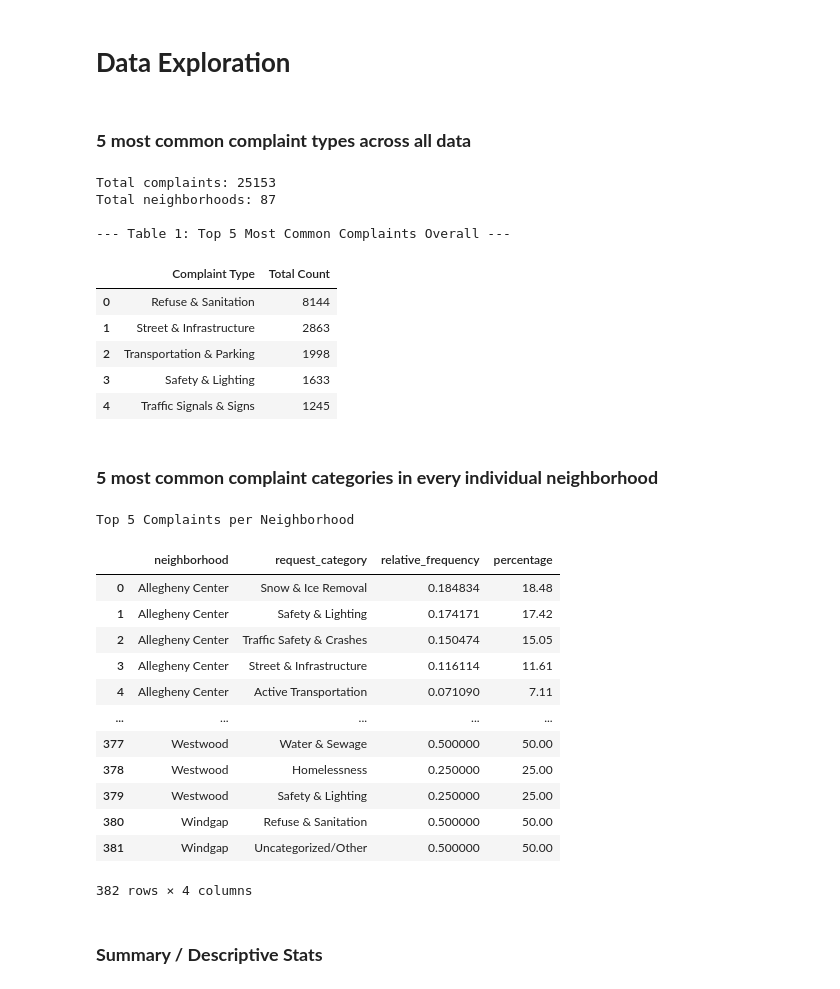
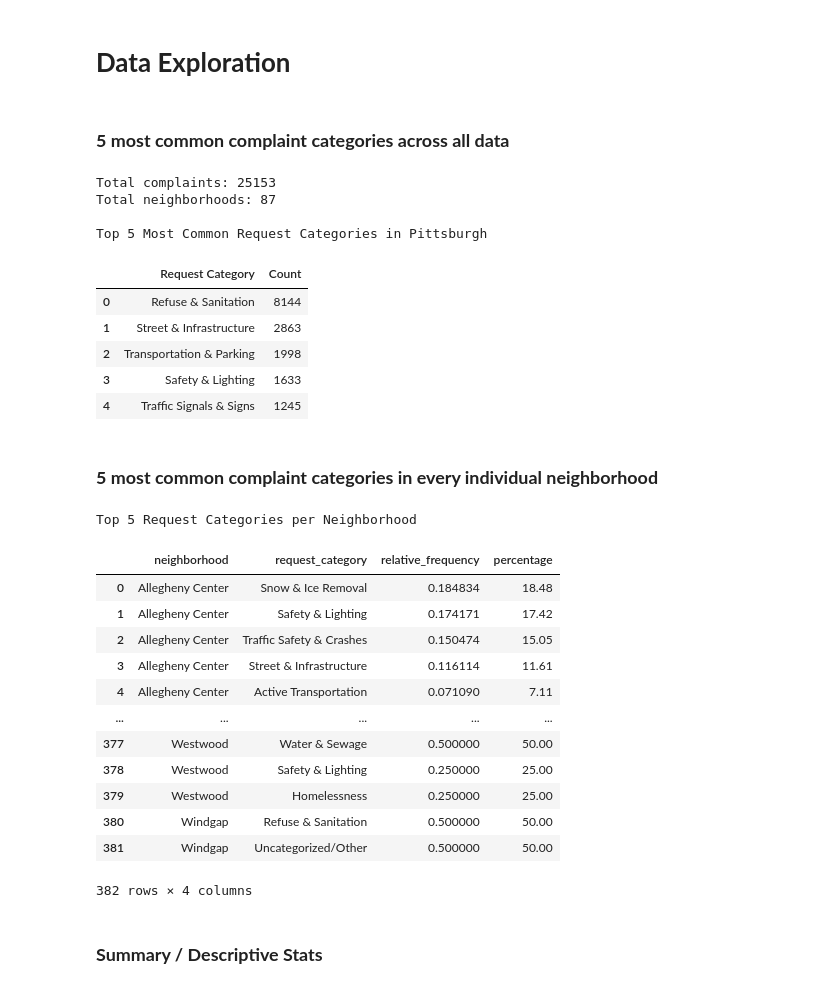
Before and after one commit to npisar/SI313-homework, a Jupyter notebook: final project/pisarczyk_final-project_si-313.ipynb, the cells around one changed output. Saved outputs shown, nothing was run; the diff lists cells and outputs as text; code cells hidden in the pictures.

```diff
--- a/final project/pisarczyk_final-project_si-313.ipynb
+++ b/final project/pisarczyk_final-project_si-313.ipynb
@@ -504,27 +504,27 @@ Name: count, dtype: int64
 # %% [markdown]
 # **Data Exploration**
 # %% [markdown]
-### **5 most common complaint types across all data**
+### **5 most common complaint categories across all data**
 # %%
 df_explore = df_remapped.copy()
 
 # define the top 5
 top5_overall = df_explore['request_category'].value_counts().head(5).reset_index()
-top5_overall.columns = ['Complaint Type', 'Total Count']
+top5_overall.columns = ['Request Category', 'Count']
 
 total_complaints = df_explore.shape[0]
 total_neighborhoods = df_explore['neighborhood'].nunique()
 print(f"Total complaints: {total_complaints}")
 print(f"Total neighborhoods: {total_neighborhoods}")
 
-print(f"\n--- Table 1: Top 5 Most Common Complaints Overall ---")
+print(f"\nTop 5 Most Common Request Categories in Pittsburgh")
 top5_overall
 # %% [output]
 Total complaints: 25153
 Total neighborhoods: 87
 
---- Table 1: Top 5 Most Common Complaints Overall ---
+Top 5 Most Common Request Categories in Pittsburgh
-|  | Complaint Type | Total Count |
+|  | Request Category | Count |
 | 0 | Refuse & Sanitation | 8144 |
 | 1 | Street & Infrastructure | 2863 |
 | 2 | Transportation & Parking | 1998 |
@@ -549,10 +549,10 @@ top5_neighborhood = (
     .reset_index(drop=True)
 )
 
-print(f"Top 5 Complaints per Neighborhood")
+print(f"Top 5 Request Categories per Neighborhood")
 top5_neighborhood
 # %% [output]
-Top 5 Complaints per Neighborhood
+Top 5 Request Categories per Neighborhood
 |  | neighborhood | request_category | relative_frequency | percentage |
 | 0 | Allegheny Center | Snow & Ice Removal | 0.184834 | 18.48 |
 | 1 | Allegheny Center | Safety & Lighting | 0.174171 | 17.42 |
@@ -561,8 +561,8 @@ Top 5 Complaints per Neighborhood
 | 4 | Allegheny Center | Active Transportation | 0.071090 | 7.11 |
 | ... | ... | ... | ... | ... |
 | 377 | Westwood | Water & Sewage | 0.500000 | 50.00 |
-| 378 | Westwood | Homelessness | 0.250000 | 25.00 |
-| 379 | Westwood | Safety & Lighting | 0.250000 | 25.00 |
+| 378 | Westwood | Safety & Lighting | 0.250000 | 25.00 |
+| 379 | Westwood | Homelessness | 0.250000 | 25.00 |
 | 380 | Windgap | Refuse & Sanitation | 0.500000 | 50.00 |
 | 381 | Windgap | Uncategorized/Other | 0.500000 | 50.00 |
 382 rows × 4 columns
```
Also changed, not shown: parts of 21 cells of this notebook, 4 other files.
